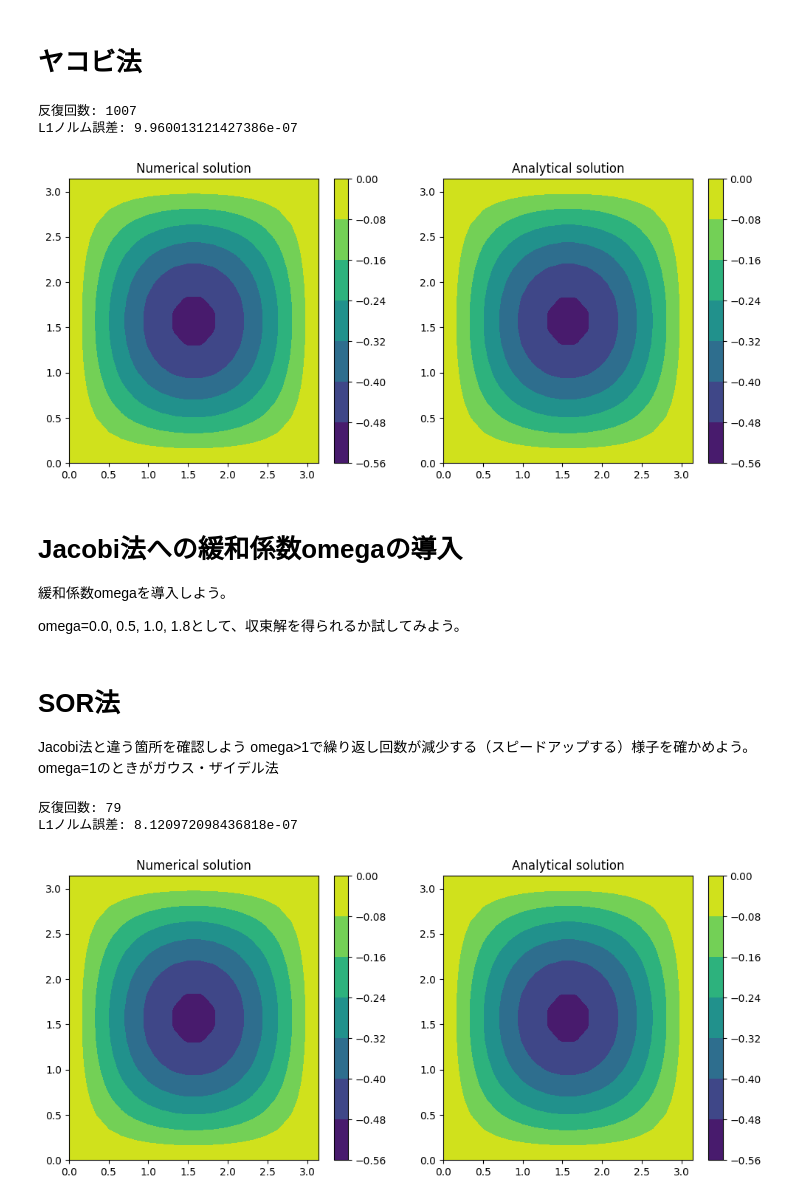
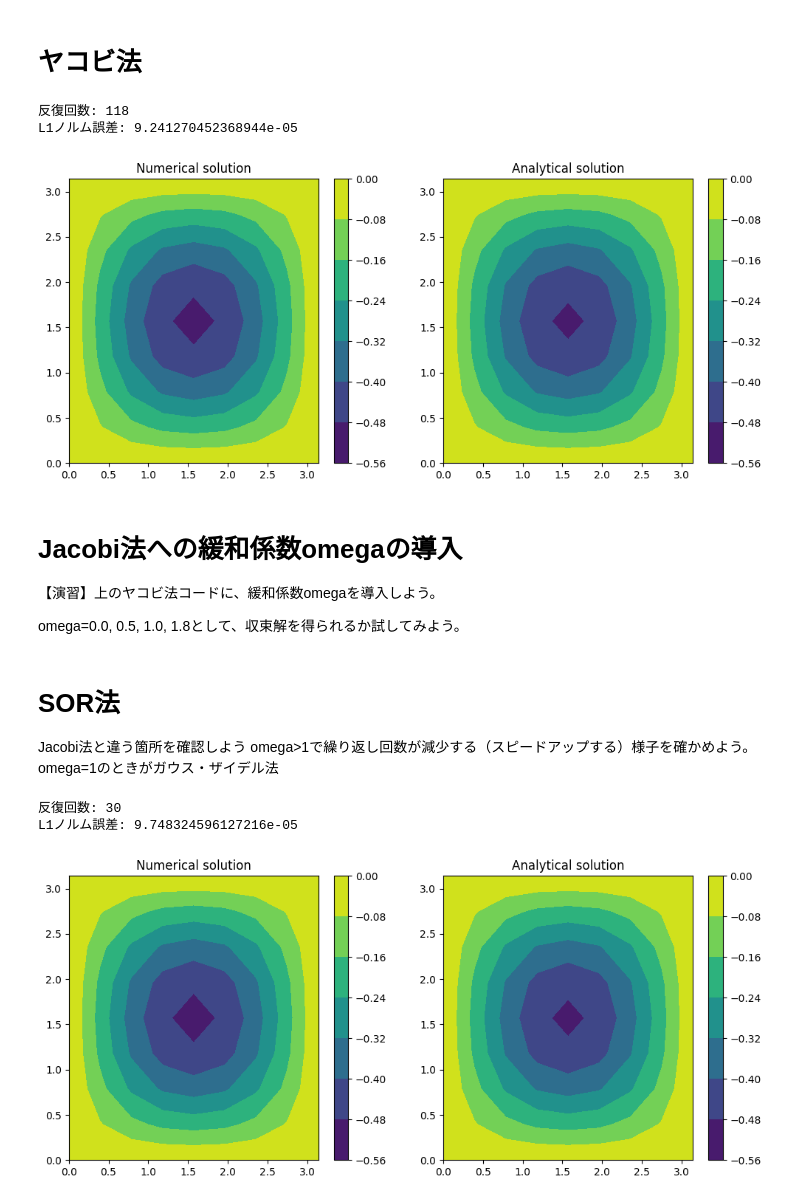
Before and after one commit to onishiryo/KeiRikiKiso, a Jupyter notebook: Day3_定常反復法.ipynb, the cells around one changed output. Drawn from its saved outputs; the diff is of its cells as text; code cells hidden in the pictures.

```diff
--- a/Day3_定常反復法.ipynb
+++ b/Day3_定常反復法.ipynb
@@ -23,11 +23,16 @@ import math
 # 定数
 Lx = math.pi
 Ly = math.pi
-nx = 20  # x方向の格子点数
-ny = 20  # y方向の格子点数
+nx = 9  # x方向の格子点数
+ny = 9  # y方向の格子点数
+
 dx = Lx / (nx - 1)
 dy = Ly / (ny - 1)
-tolerance = 1e-6  # 収束判定のための許容誤差
+A0 = -2.0 / (dx * dx) - 2.0 / (dy * dy)
+A1 = 1.0 / (dx * dx)
+A2 = 1.0 / (dy * dy)
+
+tolerance = 1e-4  # 収束判定のための許容誤差
 max_iterations = 10000  # 最大反復回数
 
 # 発熱量q(x,y)
@@ -42,22 +47,23 @@ def analytical_solution(x, y):
 # ヤコビ法による反復計算
 T = [[0.0 for _ in range(ny)] for _ in range(nx)]  # 温度分布
 T_new = [[0.0 for _ in range(ny)] for _ in range(nx)] #次のステップの温度分布
+
 iterations = 0
-
 while iterations < max_iterations:
   iterations += 1
   l1_norm_error = 0
   for i in range(1, nx - 1):
     for j in range(1, ny - 1):
       # 値を更新
-      T_new[i][j] = (-dx**2 * dy**2 * q(i * dx, j * dy) + \
-                      dy**2 * (T[i+1][j] + T[i-1][j]) + \
-                      dx**2 * (T[i][j+1] + T[i][j-1])) / (2 * (dx**2 + dy**2))
+      T_new[i][j] = ( q(i * dx, j * dy) \
+                      - A1 * (T[i+1][j] + T[i-1][j]) \
+                      - A2 * (T[i][j+1] + T[i][j-1])) / A0
 
       l1_norm_error += abs(T_new[i][j] - T[i][j])
 
 
   # 収束判定
+  l1_norm_error = l1_norm_error/(nx*ny)
   if l1_norm_error < tolerance:
     break
   # Tを更新
@@ -70,39 +76,39 @@ print(f"反復回数: {iterations}")
 print(f"L1ノルム誤差: {l1_norm_error}")
 
 # 結果のプロット ==============================================
 x = [i * dx for i in range(nx)]
 y = [j * dy for j in range(ny)]
 
 #数値解
 T_num = [[T[i][j] for j in range(ny)] for i in range(nx)]
 #解析解
 T_ana = [[analytical_solution(i*dx,j*dy) for j in range(ny)] for i in range(nx)]
 
 import numpy as np
 
 X, Y = np.meshgrid(x, y)
 
 fig = plt.figure(figsize=(12,5))
 
 ax1 = fig.add_subplot(1,2,1)
 CS = ax1.contourf(X,Y,np.array(T_num))
 ax1.set_title('Numerical solution')
 fig.colorbar(CS)
 
 ax2 = fig.add_subplot(1,2,2)
 CS = ax2.contourf(X,Y,np.array(T_ana))
 ax2.set_title('Analytical solution')
 fig.colorbar(CS)
 
 
 plt.show()
 # %% [output]
-反復回数: 1007
-L1ノルム誤差: 9.960013121427386e-07
+反復回数: 118
+L1ノルム誤差: 9.241270452368944e-05
-[figure, old version]
+[figure, new version]
 # %% [markdown]
 # Jacobi法への緩和係数omegaの導入
-緩和係数omegaを導入しよう。
+【演習】上のヤコビ法コードに、緩和係数omegaを導入しよう。
 
 omega=0.0, 0.5, 1.0, 1.8として、収束解を得られるか試してみよう。
 # %% [markdown]
@@ -119,11 +125,14 @@ import math
 # 定数
 Lx = math.pi
 Ly = math.pi
-nx = 20  # x方向の格子点数
-ny = 20  # y方向の格子点数
+nx = 9  # x方向の格子点数
+ny = 9  # y方向の格子点数
 dx = Lx / (nx - 1)
 dy = Ly / (ny - 1)
-tolerance = 1e-6  # 収束判定のための許容誤差
+A0 = -2.0 / (dx * dx) - 2.0 / (dy * dy)
+A1 = 1.0 / (dx * dx)
+A2 = 1.0 / (dy * dy)
+tolerance = 1e-4  # 収束判定のための許容誤差
 max_iterations = 10000  # 最大反復回数
 omega = 1.8 # SOR法の緩和係数
 
@@ -138,24 +147,22 @@ def analytical_solution(x, y):
 # SOR法による反復計算
 T = [[0.0 for _ in range(ny)] for _ in range(nx)]  # 温度分布
 T_new = [[0.0 for _ in range(ny)] for _ in range(nx)] #次のステップの温度分布
+
 iterations = 0
-
 while iterations < max_iterations:
     iterations += 1
     l1_norm_error = 0
     for i in range(1, nx - 1):
         for j in range(1, ny - 1):
             # SOR法の更新式
-            # T_new[i][j] = (-dx**2 * dy**2 * q(i * dx, j * dy) + \
-            #           dy**2 * (T[i+1][j] + T[i-1][j]) + \
-            #           dx**2 * (T[i][j+1] + T[i][j-1])) / (2 * (dx**2 + dy**2))
-            T_new[i][j] = (1 - omega) * T[i][j] + \
-                      omega * (-dx**2 * dy**2 * q(i * dx, j * dy) + \
-                      dy**2 * (T[i+1][j] + T_new[i-1][j]) + \
-                      dx**2 * (T[i][j+1] + T_new[i][j-1])) / (2 * (dx**2 + dy**2))
+            T_new[i][j] = (1 - omega) * T[i][j] \
+                      + omega * ( q(i * dx, j * dy) \
+                      - A1 * (T[i+1][j] + T_new[i-1][j]) \
+                      - A2 * (T[i][j+1] + T_new[i][j-1])) / A0
             l1_norm_error += abs(T_new[i][j] - T[i][j])
 
     # 収束判定
+    l1_norm_error=l1_norm_error/(nx*ny)
     if l1_norm_error < tolerance:
         break
     # Tを更新
@@ -192,6 +199,6 @@ fig.colorbar(CS)
 
 plt.show()
 # %% [output]
-反復回数: 79
-L1ノルム誤差: 8.120972098436818e-07
+反復回数: 30
+L1ノルム誤差: 9.748324596127216e-05
-[figure, old version]
+[figure, new version]
```
